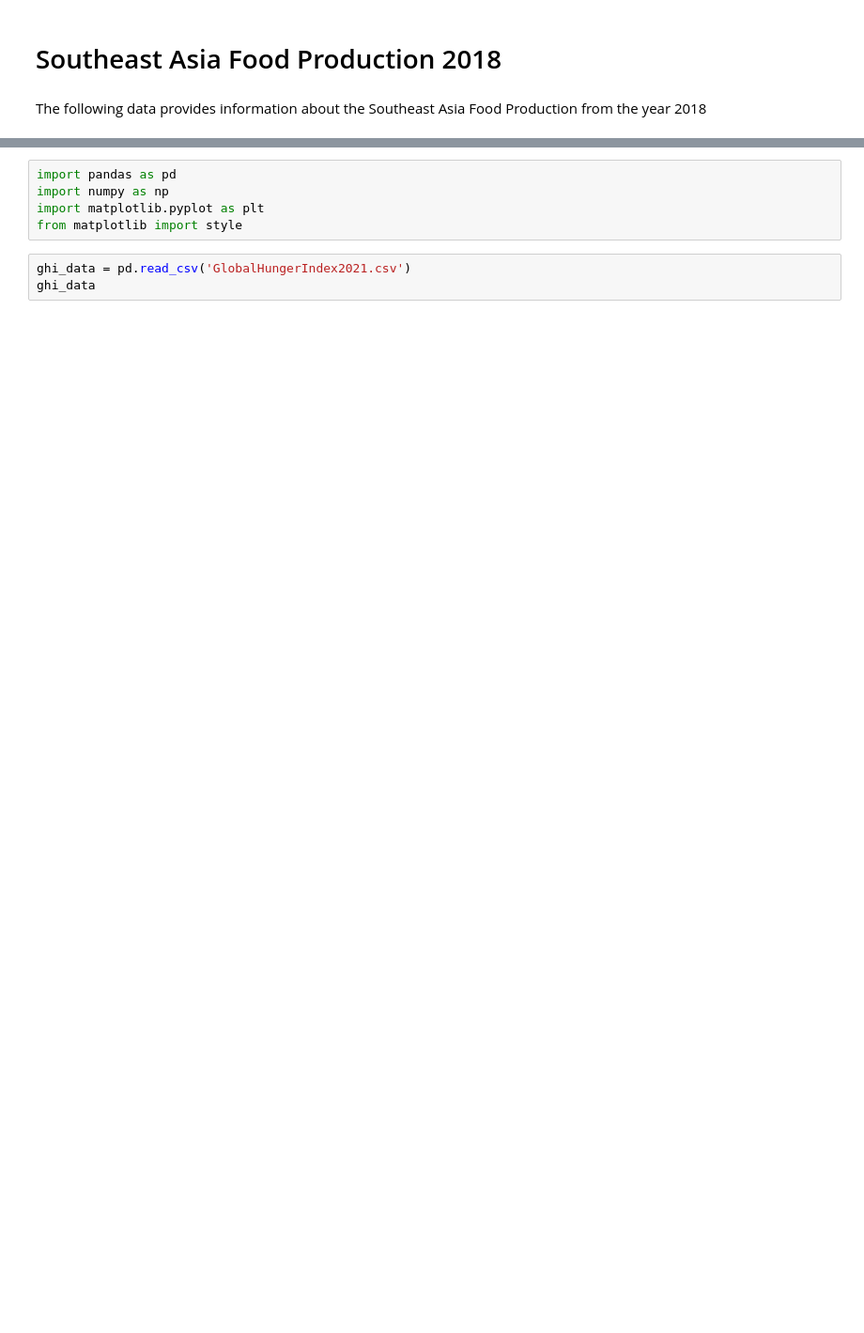
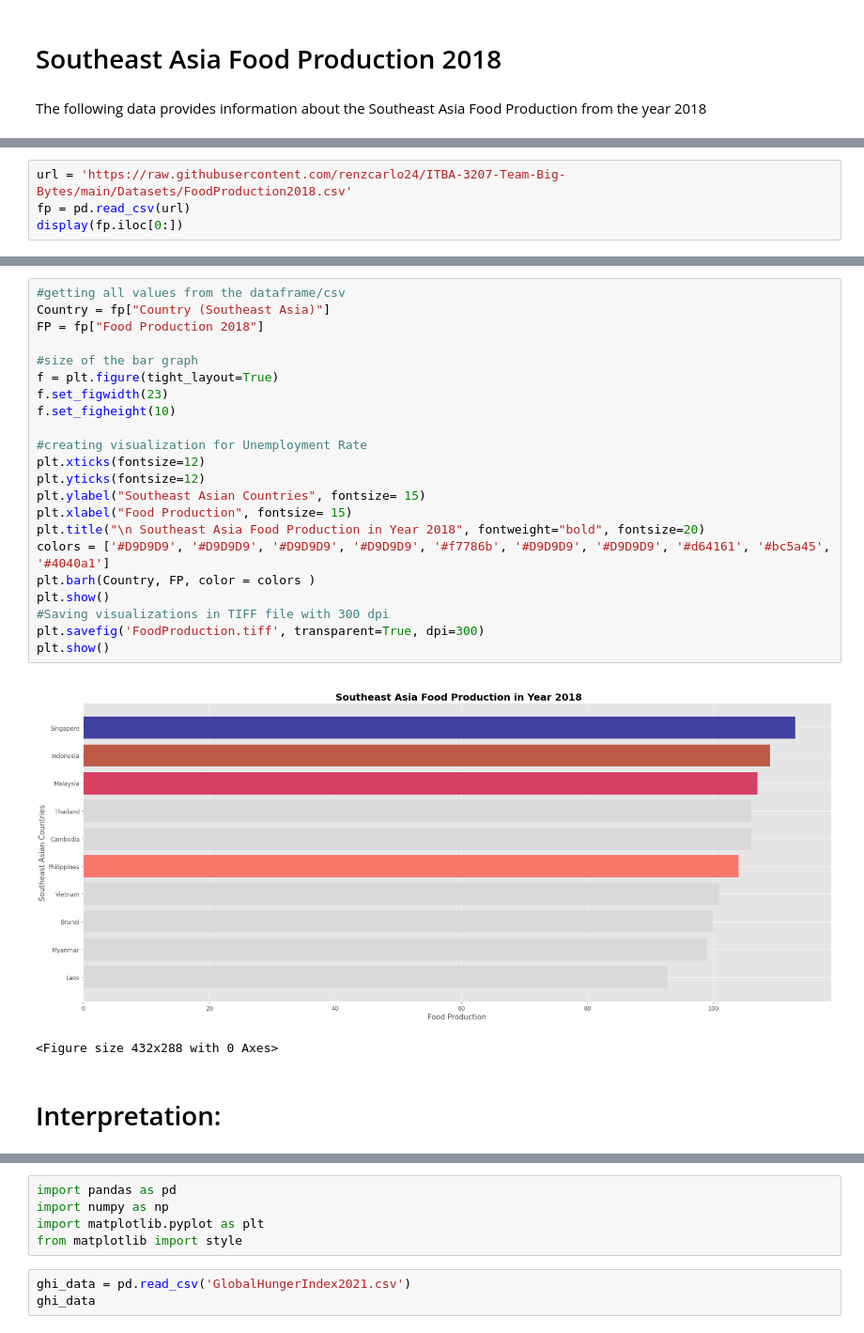
Before and after one commit to renzcarlo24/ITBA-3207-Team-Big-Bytes, a Jupyter notebook: Data Visualization.ipynb, the cells around one changed output, grey strips where cells are left out. Shown at 94% size. Drawn from its saved outputs; the diff is of its cells as text; blank space fills up the shorter version.

Commit message:
Updated Data Visualization

```diff
--- a/Data Visualization.ipynb
+++ b/Data Visualization.ipynb
@@ -15,0 +15,4 @@ FileNotFoundError: ignored
+# %%
+url = 'https://raw.githubusercontent.com/renzcarlo24/ITBA-3207-Team-Big-Bytes/main/Datasets/FoodProduction2018.csv'
+fp = pd.read_csv(url)
+display(fp.iloc[0:])
@@ -15,0 +31,27 @@ FileNotFoundError: ignored
+# %%
+#getting all values from the dataframe/csv
+Country = fp["Country (Southeast Asia)"]
+FP = fp["Food Production 2018"]
+
+#size of the bar graph
+f = plt.figure(tight_layout=True)
+f.set_figwidth(23)
+f.set_figheight(10)
+
+#creating visualization for Unemployment Rate
+plt.xticks(fontsize=12)
+plt.yticks(fontsize=12)
+plt.ylabel("Southeast Asian Countries", fontsize= 15)
+plt.xlabel("Food Production", fontsize= 15)
+plt.title("\n Southeast Asia Food Production in Year 2018", fontweight="bold", fontsize=20)
+colors = ['#D9D9D9', '#D9D9D9', '#D9D9D9', '#D9D9D9', '#f7786b', '#D9D9D9', '#D9D9D9', '#d64161', '#bc5a45', '#4040a1']
+plt.barh(Country, FP, color = colors )
+plt.show()
+#Saving visualizations in TIFF file with 300 dpi
+plt.savefig('FoodProduction.tiff', transparent=True, dpi=300)
+plt.show()
+# %% [output]
+[figure, added]
+<Figure size 432x288 with 0 Axes>
+# %% [markdown]
+# Interpretation:
```
Also changed, not shown: parts of 5 cells of this notebook.
